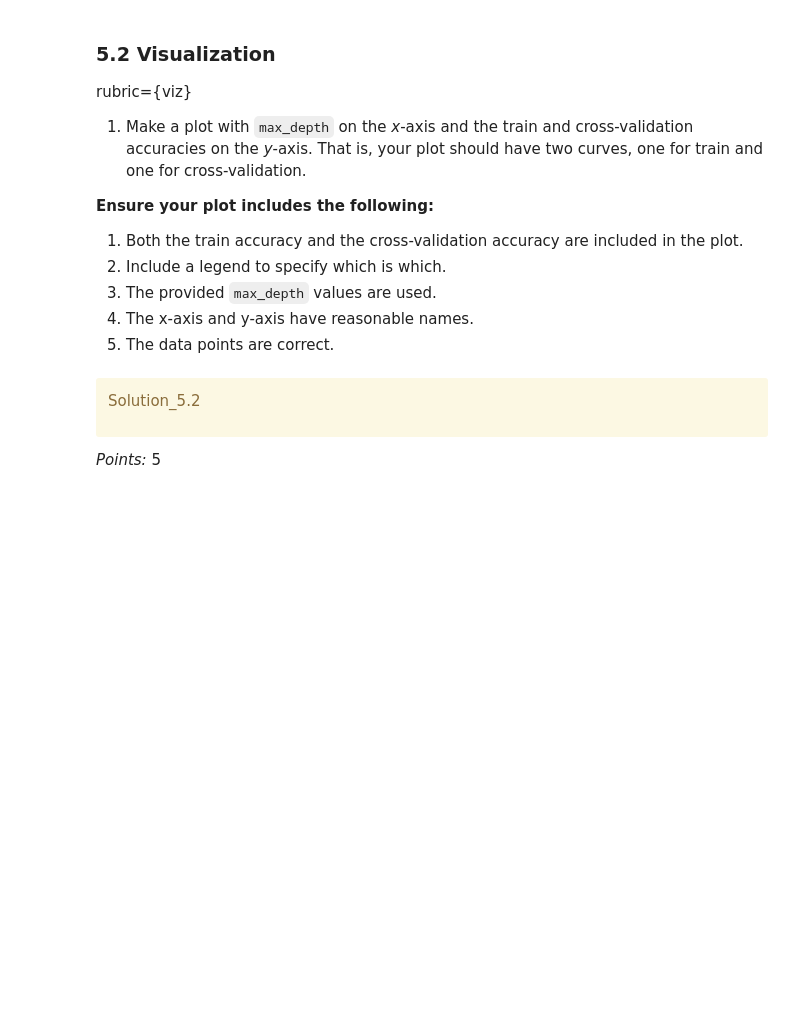
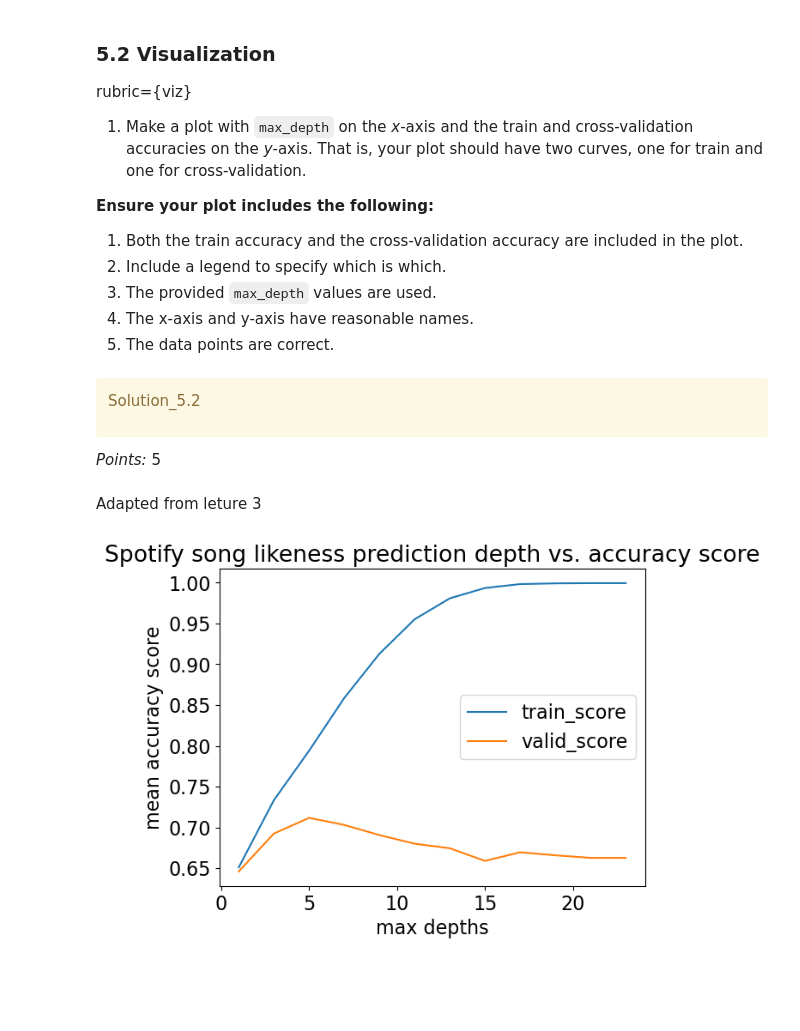
Before and after one commit to Emily-hou1002/cpsc-330-hw2, a Jupyter notebook: hw2.ipynb, the cells around one changed output. Saved outputs shown, nothing was run; the diff lists cells and outputs as text; code cells hidden in the pictures; blank space fills up the shorter version.

```diff
--- a/hw2.ipynb
+++ b/hw2.ipynb
@@ -735,0 +773,7 @@ y_test = None
+# %%
+X_train = train_df.drop(columns=['song_title', 'artist', 'target'])
+y_train = train_df['target']
+X_test = test_df.drop(columns=['song_title', 'artist', 'target'])
+y_test = test_df['target']
+
+...
@@ -866,0 +945,15 @@ results_df = None
+# %%
+cv_train_scores = []
+cv_valid_scores = []
+for depth in depths:
+    dt = DecisionTreeClassifier(max_depth=depth, random_state=123)
+
+    results = cross_validate(dt, X_train, y_train, cv=10, return_train_score=True)
+    cv_train_scores.append(results['train_score'].mean())
+    cv_valid_scores.append(results['test_score'].mean())
+
+results_df =pd.DataFrame({"train_score": cv_train_scores,
+                          'valid_score': cv_valid_scores},
+                          index=depths)
+
+...
@@ -900,3 +1011,9 @@ _Points:_ 5
+# %% [markdown]
+Adapted from leture 3
+# %%
+results_df[['train_score', 'valid_score']].plot(xlabel='max depths',ylabel='mean accuracy score', title='Spotify song likeness prediction depth vs. accuracy score');
+# %% [output]
+[figure, added]
 # %% [markdown]
 <!-- END QUESTION -->
 
```
Also changed, not shown: parts of 42 cells of this notebook, 1 other file.
